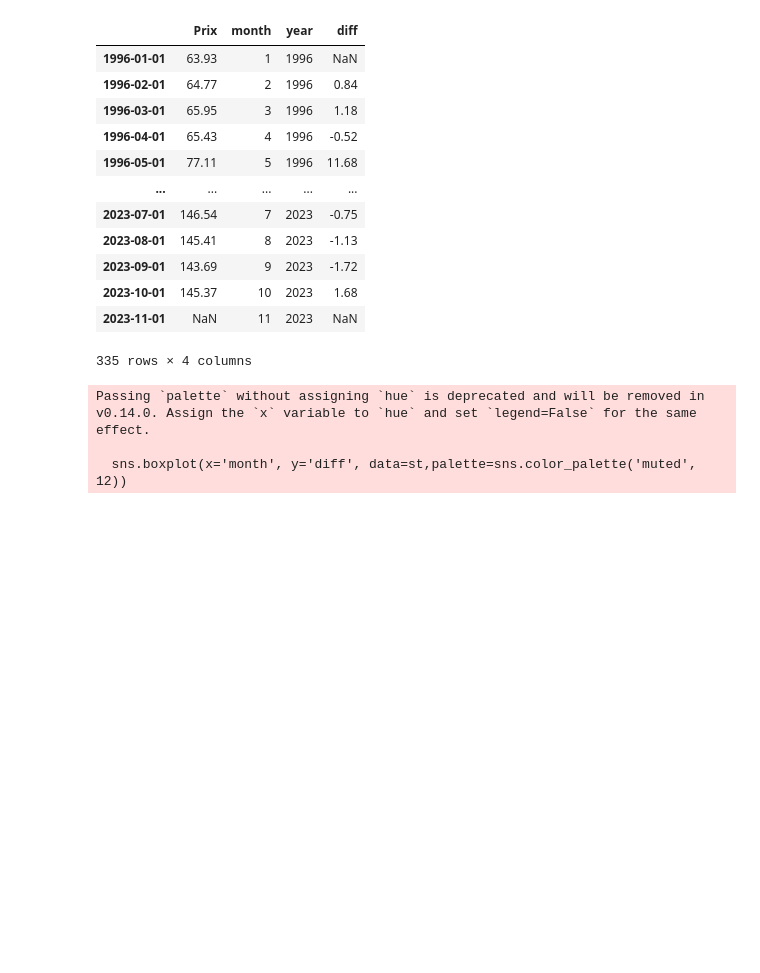
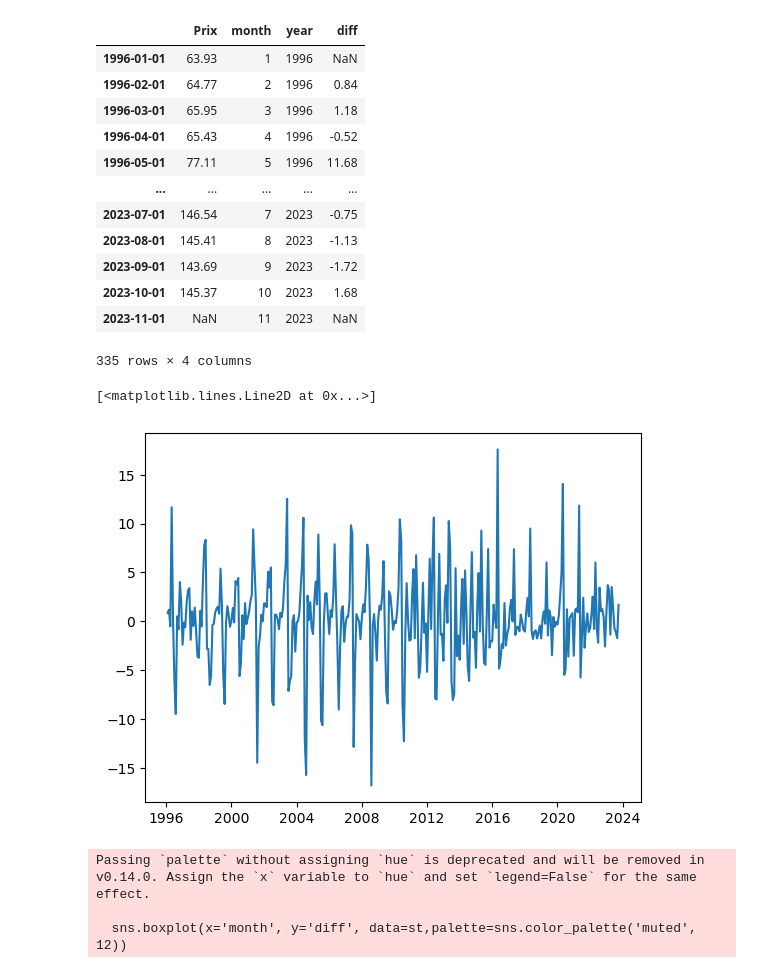
Before and after one commit to NathanVnh/Projet-Python, a Jupyter notebook: fruits.ipynb, the cells around one changed output. Drawn from its saved outputs; the diff is of its cells as text; code cells hidden in the pictures; blank space fills up the shorter version.

```diff
--- a/fruits.ipynb
+++ b/fruits.ipynb
@@ -260,6 +262,11 @@ st
 | 2023-10-01 | 145.37 | 10 | 2023 | 1.68 |
 | 2023-11-01 | NaN | 11 | 2023 | NaN |
 335 rows × 4 columns
+# %%
+plt.plot(st['diff'])
+# %% [output]
+[<matplotlib.lines.Line2D at 0x...>]
+[figure, added]
 # %%
 # Créez un boxplot avec seaborn
 sns.set(style="whitegrid")
```
Also changed, not shown: parts of 2 cells of this notebook, 1 other file.
